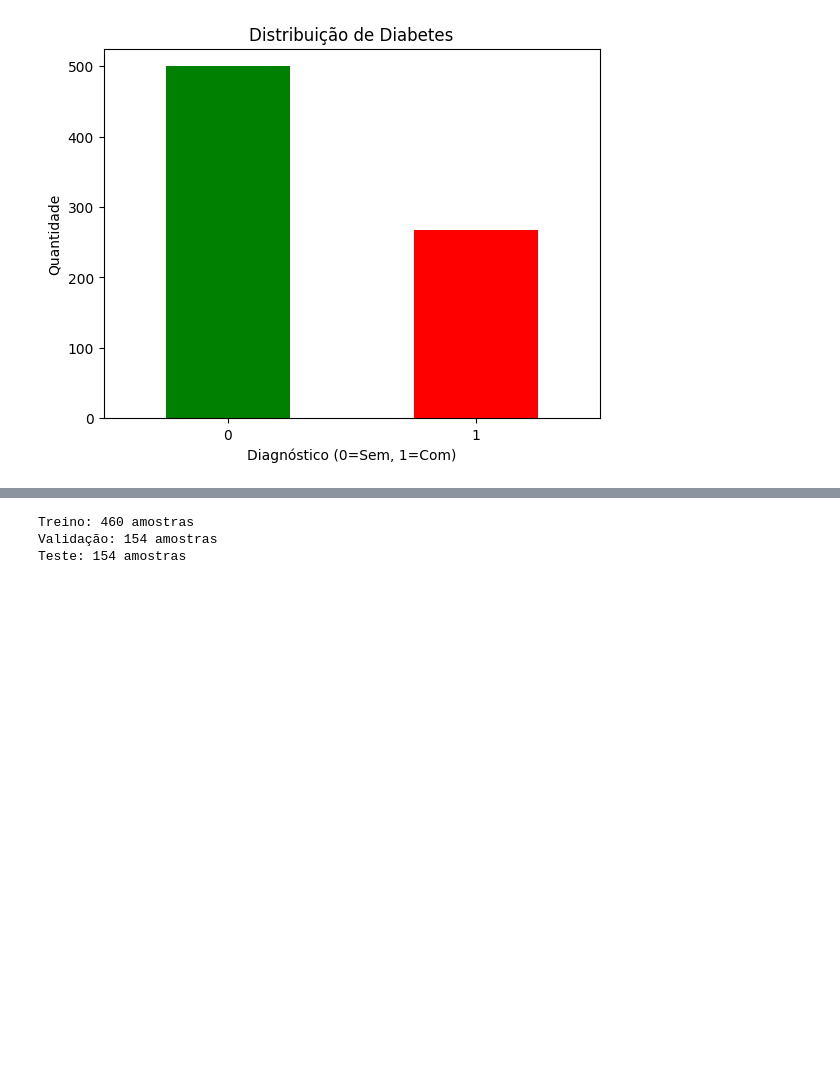
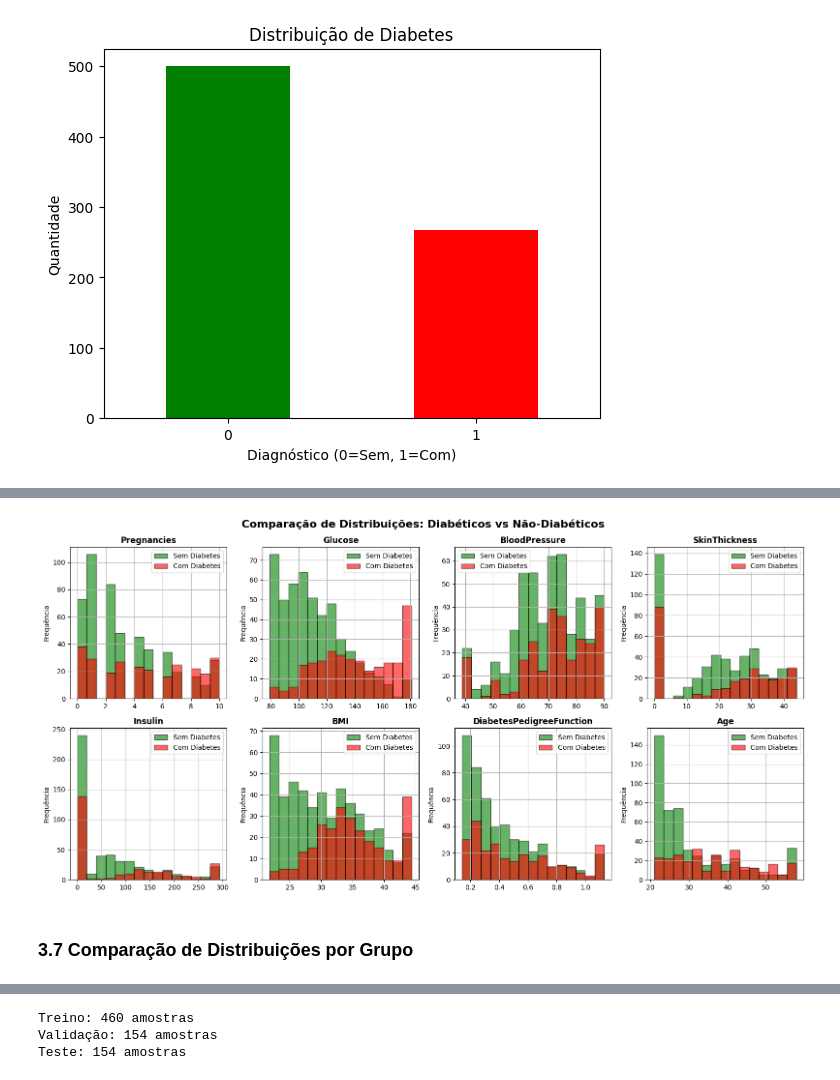
Before and after one commit to VithorDosSantos/diabete-prediction-, a Jupyter notebook: main.ipynb, the cells around one changed output, grey strips where cells are left out. Drawn from its saved outputs; the diff is of its cells as text; code cells hidden in the pictures; blank space fills up the shorter version.

```diff
--- a/main.ipynb
+++ b/main.ipynb
@@ -217,13 +218,16 @@ Name: Outcome, dtype: float64
 # %%
-
 from scipy.stats import ttest_ind
 
-print("Teste t - Comparação entre diabéticos e não-diabéticos:\n")
-for col in X.columns:
+print("="*60)
+print("TESTE T - Comparação entre Diabéticos e Não-Diabéticos")
+print("="*60 + "\n")
+
+cols = [c for c in data_tratado.columns if c != 'Outcome']
+for col in cols:
     grupo_sem = data_tratado[data_tratado['Outcome'] == 0][col]
     grupo_com = data_tratado[data_tratado['Outcome'] == 1][col]
 
-    t_stat, p_val = ttest_ind(grupo_sem, grupo_com)
+    t_stat, p_val = ttest_ind(grupo_sem, grupo_com, nan_policy='omit')
     significativo = "✓ Diferença significativa" if p_val < 0.05 else ""
     print(f"{col:25} p-value={p_val:.4f} {significativo}")
 # %% [output]
@@ -239,0 +250,22 @@ Age                       p-value=0.0000 ✓ Diferença significativa
+# %%
+# ANOVA - Comparação entre múltiplos grupos
+from scipy.stats import f_oneway
+
+print("\n" + "="*60)
+print("ANOVA - Comparação entre Faixas Etárias")
+print("="*60)
+
+# Dividir em 3 grupos de idade
+data_tratado['Faixa_Etaria'] = pd.cut(data_tratado['Age'], bins=[20, 30, 40, 90], labels=['Jovem', 'Adulto', 'Idoso'])
+
+print("\nComparando variáveis entre faixas etárias (Jovem, Adulto, Idoso):\n")
+
+cols_anova = [c for c in data_tratado.columns if c not in ['Outcome', 'Faixa_Etaria']]
+for col in cols_anova:
+    grupos = [data_tratado[data_tratado['Faixa_Etaria']==faixa][col].dropna() for faixa in ['Jovem', 'Adulto', 'Idoso']]
+    f_stat, p_val = f_oneway(*grupos)
+    sig = "✓ Significativo" if p_val < 0.05 else ""
+    print(f"{col:25} F={f_stat:6.2f}, p-value={p_val:.4f} {sig}")
+
+# Remover coluna auxiliar
+data_tratado = data_tratado.drop('Faixa_Etaria', axis=1)
@@ -240,16 +368,23 @@ Age                       p-value=0.0000 ✓ Diferença significativa
 # %%
+
+# Separar features e target
+X_temp = data_tratado.drop('Outcome', axis=1)
 
 fig, axes = plt.subplots(2, 4, figsize=(16, 8))
 axes = axes.ravel()
 
-for i, col in enumerate(X.columns):
+for i, col in enumerate(X_temp.columns):
     data_tratado[data_tratado['Outcome']==0][col].hist(ax=axes[i], alpha=0.6, label='Sem Diabetes', bins=15, color='green', edgecolor='black')
     data_tratado[data_tratado['Outcome']==1][col].hist(ax=axes[i], alpha=0.6, label='Com Diabetes', bins=15, color='red', edgecolor='black')
     axes[i].set_title(col, fontweight='bold')
     axes[i].legend()
     axes[i].set_ylabel('Frequência')
 
 plt.suptitle('Comparação de Distribuições: Diabéticos vs Não-Diabéticos', fontsize=16, fontweight='bold')
 plt.tight_layout()
 plt.show()
+# %% [output]
+[figure, added]
+# %% [markdown]
+### 3.7 Comparação de Distribuições por Grupo
 # %%
```
Also changed, not shown: parts of 61 cells of this notebook, 3 other files.
